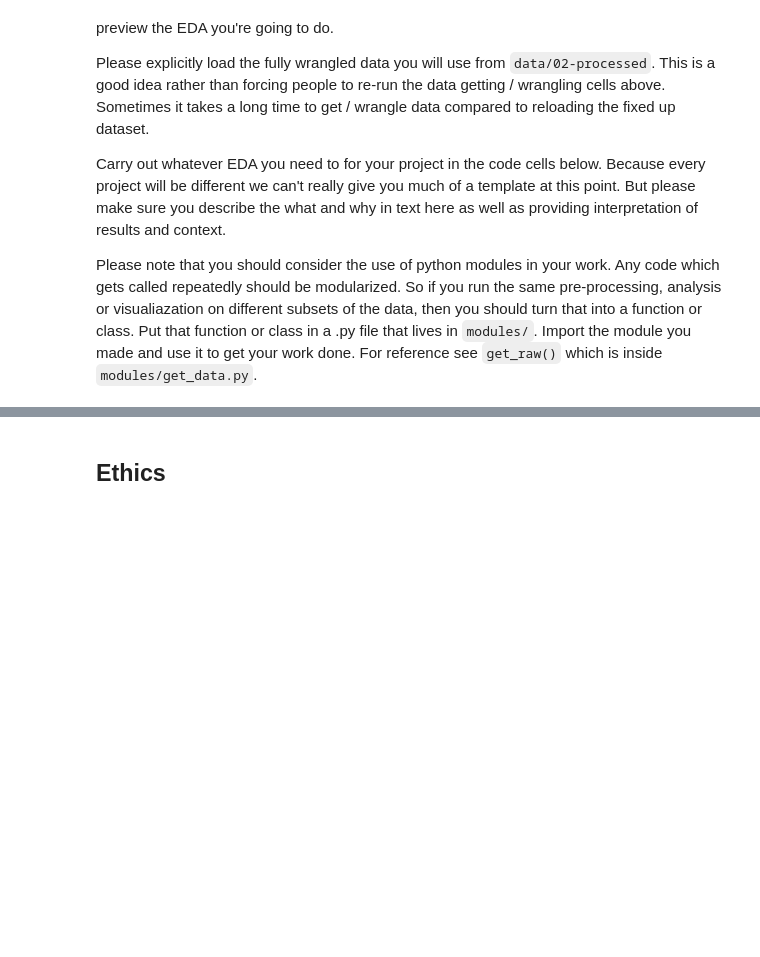
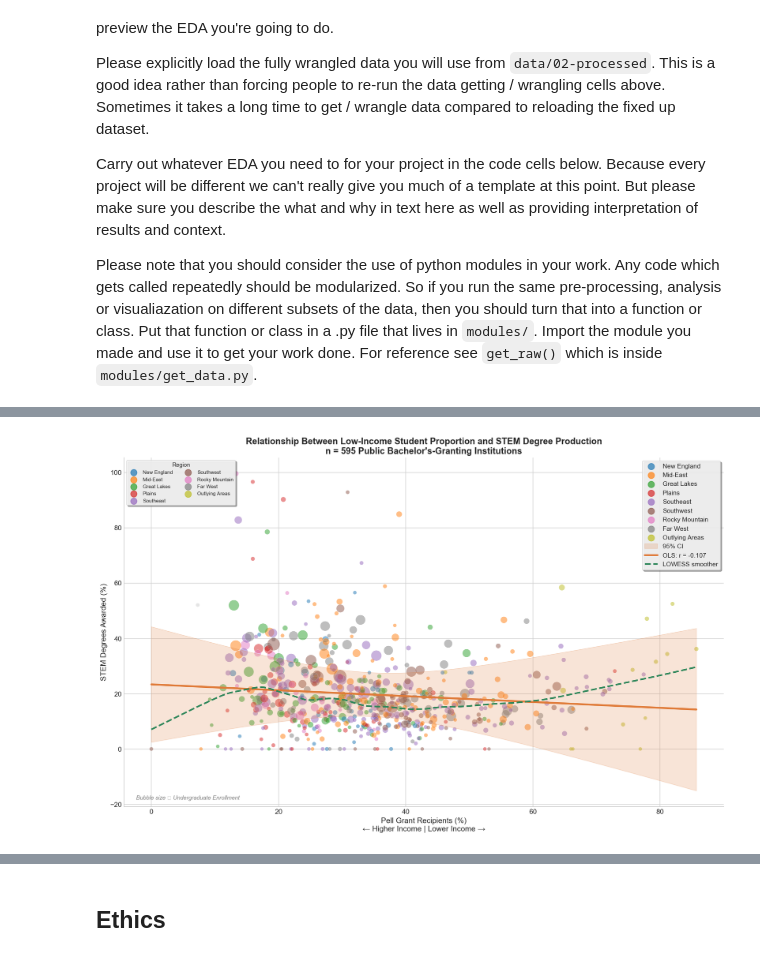
Before and after one commit to mrevanngo/STEM-Degree-Analysis, a Jupyter notebook: 02-EDACheckpoint.ipynb, the cells around one changed output, grey strips where cells are left out. Cells and saved outputs as stored; diff of their text form; code cells hidden in the pictures; blank space fills up the shorter version.

```diff
--- a/02-EDACheckpoint.ipynb
+++ b/02-EDACheckpoint.ipynb
@@ -220,0 +343,11 @@ Some more words and stuff.  Remember notebooks work best if you interleave the c
+# %%
+print("="*70)
+print("DATASET OVERVIEW")
+print("="*70)
+print(f"\nTotal institutions: {len(df)}")
+print(f"States/territories represented: {df['STABBR'].nunique()}")
+
+print("\nInstitutions by Region:")
+print("-" * 40)
+for region, count in sorted(df['REGION_NAME'].value_counts().items()):
+    print(f"  {region}: {count}")
@@ -220,0 +595,47 @@ Some more words and stuff.  Remember notebooks work best if you interleave the c
+# %%
+# Main scatterplot
+fig, ax = plt.subplots(figsize=(14, 9))
+
+# Bubble sizes and colors
+sizes = df['UGDS'].fillna(df['UGDS'].median())
+sizes = (sizes / sizes.max()) * 400 + 30
+region_colors = {
+    'New England': '#1f77b4', 'Mid-East': '#ff7f0e', 'Great Lakes': '#2ca02c',
+    'Plains': '#d62728', 'Southeast': '#9467bd', 'Southwest': '#8c564b',
+    'Rocky Mountain': '#e377c2', 'Far West': '#7f7f7f', 'Outlying Areas': '#bcbd22'
+}
+colors = df['REGION_NAME'].map(region_colors).fillna('#cccccc').tolist()
+
+# Scatter
+scatter = ax.scatter(df['PCTPELL'] * 100, df['STEM_PCT'] * 100, s=sizes, alpha=0.5, c=colors, edgecolors='white', linewidth=0.3)
+
+# Region legend
+handles = [plt.scatter([], [], c=color, s=100, label=region, alpha=0.7) for region, color in region_colors.items() if region in df['REGION_NAME'].values]
+legend1 = ax.legend(handles=handles, title='Region', loc='upper left', fontsize=8, title_fontsize=9, ncol=2)
+ax.add_artist(legend1)
+
+# Regression line with CI
+x_line = np.linspace(df['PCTPELL'].min(), df['PCTPELL'].max(), 100)
+y_line = slope * x_line + intercept
+n = len(df)
+x_mean = df['PCTPELL'].mean()
+ss_x = ((df['PCTPELL'] - x_mean)**2).sum()
+se_fit = se * np.sqrt(n) * np.sqrt(1/n + (x_line - x_mean)**2 / ss_x)
+t_crit = stats.t.ppf(0.975, n-2)
+ax.fill_between(x_line * 100, (y_line - t_crit * se_fit) * 100, (y_line + t_crit * se_fit) * 100, color=COLORS['accent'], alpha=0.2, label='95% CI')
+ax.plot(x_line * 100, y_line * 100, color=COLORS['accent'], linewidth=3, label=f'OLS: r = {r:.3f}')
+
+# LOWESS
+lowess_result = lowess(df['STEM_PCT'] * 100, df['PCTPELL'] * 100, frac=0.3)
+ax.plot(lowess_result[:, 0], lowess_result[:, 1], color=COLORS['highlight'], linewidth=2.5, linestyle='--', label='LOWESS smoother')
+
+ax.set_xlabel('Pell Grant Recipients (%)\n← Higher Income | Lower Income →', fontsize=12)
+ax.set_ylabel('STEM Degrees Awarded (%)', fontsize=12)
+ax.set_title(f'Relationship Between Low-Income Student Proportion and STEM Degree Production\nn = {len(df)} Public Bachelor\'s-Granting Institutions', fontsize=14, fontweight='bold')
+ax.legend(loc='upper right', fontsize=10)
+ax.text(0.02, 0.02, 'Bubble size ∝ Undergraduate Enrollment', transform=ax.transAxes, fontsize=9, fontstyle='italic', color='gray')
+
+plt.tight_layout()
+plt.show()
+# %% [output]
+[figure, added]
```
Also changed, not shown: parts of 26 cells of this notebook.
